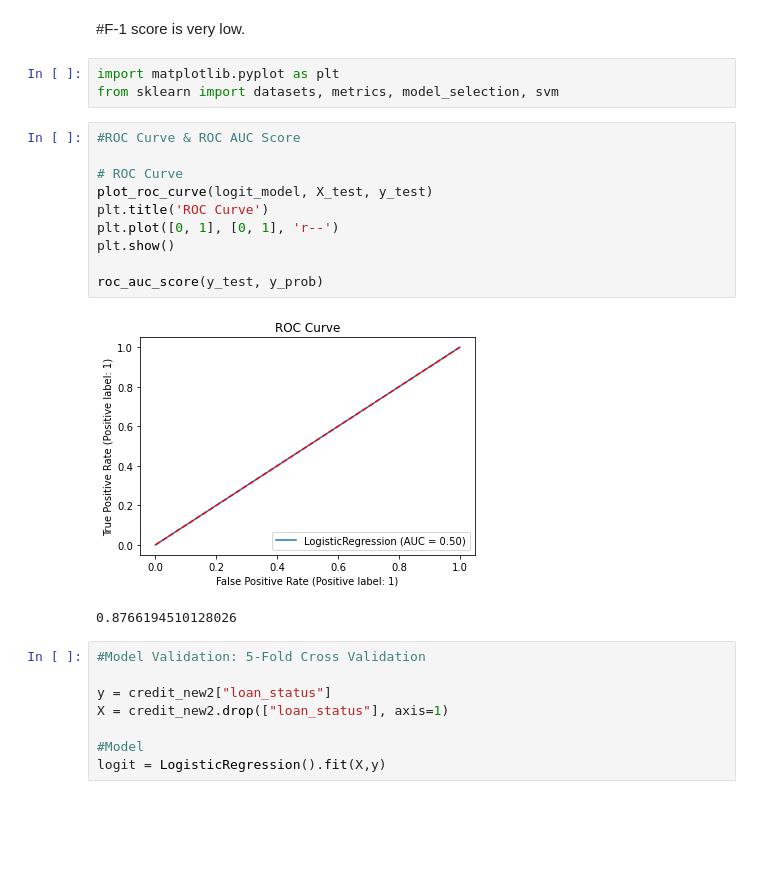
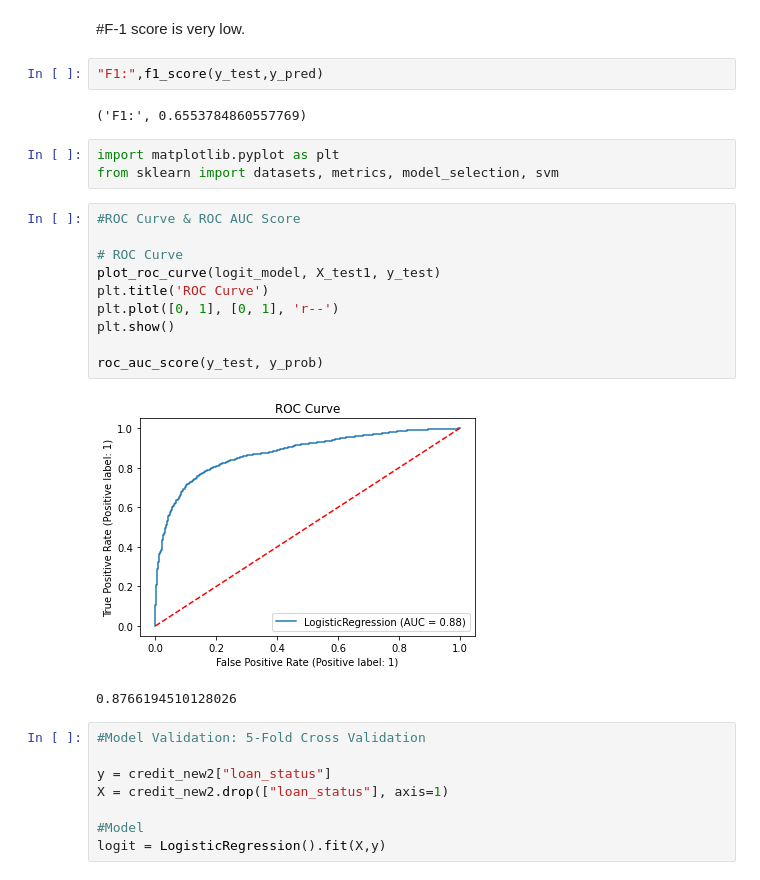
Before and after one commit to SidhST12/BSIP_Assignment_4_Students, a Jupyter notebook: asn4_start.ipynb, the cells around one changed output. Cells and saved outputs as stored; diff of their text form; blank space fills up the shorter version.

```diff
--- a/asn4_start.ipynb
+++ b/asn4_start.ipynb
@@ -564,21 +564,25 @@ print(classification_report(y_test, y_pred))
 weighted avg       0.86      0.87      0.86      5213
 # %% [markdown]
 #F-1 score is very low.
+# %%
+"F1:",f1_score(y_test,y_pred)
+# %% [output]
+('F1:', 0.6553784860557769)
 # %%
 import matplotlib.pyplot as plt
 from sklearn import datasets, metrics, model_selection, svm
 # %%
 #ROC Curve & ROC AUC Score
 
 # ROC Curve
-plot_roc_curve(logit_model, X_test, y_test)
+plot_roc_curve(logit_model, X_test1, y_test)
 plt.title('ROC Curve')
 plt.plot([0, 1], [0, 1], 'r--')
 plt.show()
 
 roc_auc_score(y_test, y_prob)
 # %% [output]
-[figure, old version]
+[figure, new version]
 0.8766194510128026
 # %%
 #Model Validation: 5-Fold Cross Validation
```
Also changed, not shown: parts of 3 cells of this notebook.
